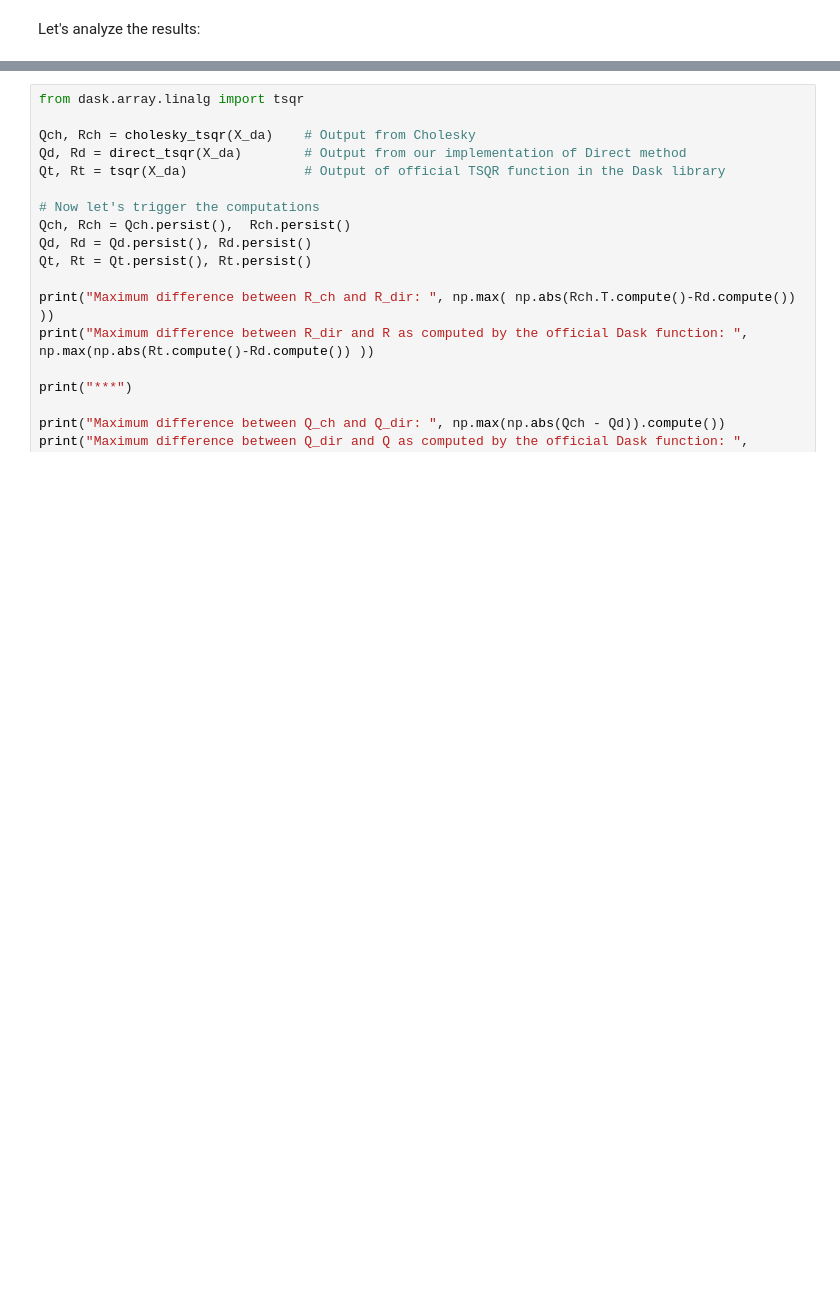
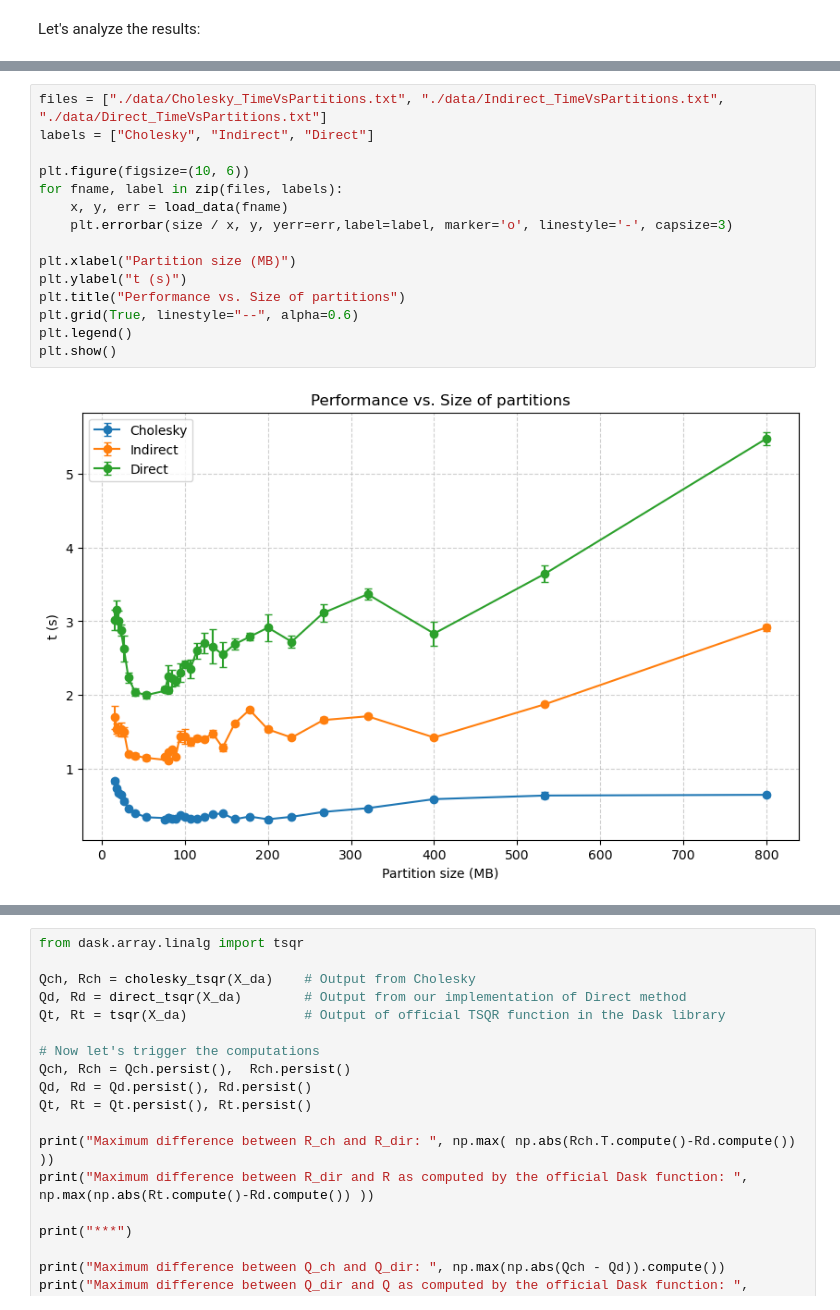
Before and after one commit to AlessandroMiotto/MAPD_project, a Jupyter notebook: Benchmark.ipynb, the cells around one changed output, grey strips where cells are left out. Saved outputs shown, nothing was run; the diff lists cells and outputs as text; blank space fills up the shorter version.

```diff
--- a/Benchmark.ipynb
+++ b/Benchmark.ipynb
@@ -168 +195,18 @@ plt.show()
+# %%
+files = ["./data/Cholesky_TimeVsPartitions.txt", "./data/Indirect_TimeVsPartitions.txt", "./data/Direct_TimeVsPartitions.txt"]
+labels = ["Cholesky", "Indirect", "Direct"]
+
+plt.figure(figsize=(10, 6))
+for fname, label in zip(files, labels):
+    x, y, err = load_data(fname)
+    plt.errorbar(size / x, y, yerr=err,label=label, marker='o', linestyle='-', capsize=3)
+
+plt.xlabel("Partition size (MB)")
+plt.ylabel("t (s)")
+plt.title("Performance vs. Size of partitions")
+plt.grid(True, linestyle="--", alpha=0.6)
+plt.legend()
+plt.show()
+# %% [output]
+[figure, added]
 # %% [markdown]
```
Also changed, not shown: parts of 5 cells of this notebook, 3 other files.
